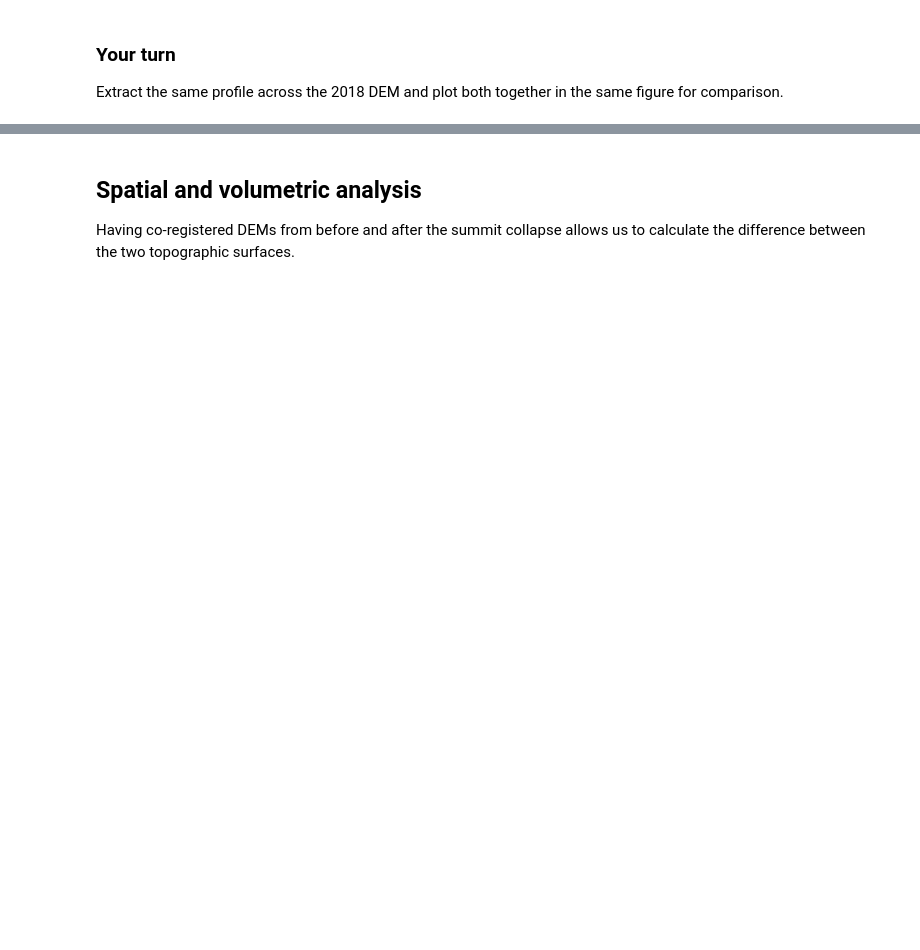
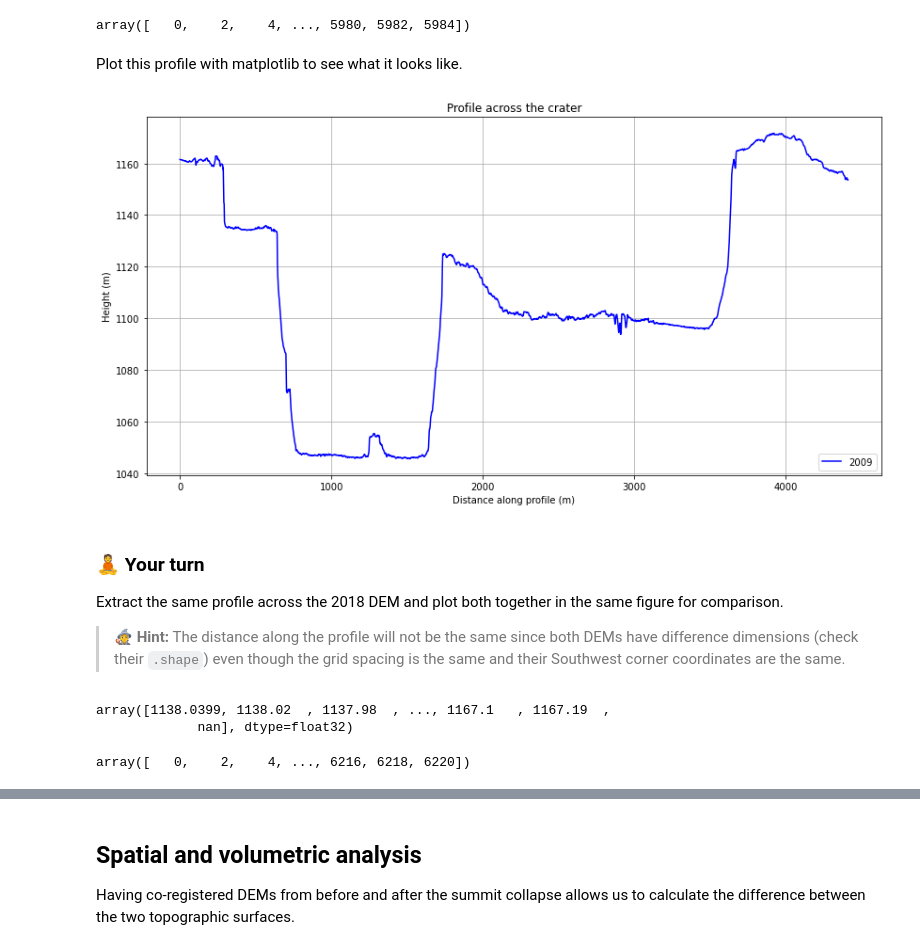
Before and after one commit to leouieda/remote-sensing, a Jupyter notebook: practicals/practical3.ipynb, the cells around one changed output, grey strips where cells are left out. Saved outputs shown, nothing was run; the diff lists cells and outputs as text; code cells hidden in the pictures; blank space fills up the shorter version.

```diff
--- a/practicals/practical3.ipynb
+++ b/practicals/practical3.ipynb
@@ -44,4 +173,34 @@ For simplicity, we'll extract East-West profiles across the Halemau'mau crater t
+# %%
+distance_profile2009 = np.arange(0, profile2009.size) * 2  # 2 meter spacing
+distance_profile2009
+# %% [output]
+array([   0,    2,    4, ..., 5980, 5982, 5984])
+# %% [markdown]
+Plot this profile with matplotlib to see what it looks like.
+# %%
+plt.figure(figsize=(14, 7))
+plt.plot(distance_profile2009, profile2009, "-b", label="2009")
+plt.legend(loc="lower right")
+plt.xlabel("Distance along profile (m)")
+plt.ylabel("Height (m)")
+plt.title("Profile across the crater")
+plt.grid()
+# %% [output]
+[figure, added]
 # %% [markdown]
-### Your turn
+### 🧘 Your turn
 
 Extract the same profile across the 2018 DEM and plot both together in the same figure for comparison.
+
+> 🧙 **Hint:** The distance along the profile will not be the same since both DEMs have difference dimensions (check their `.shape`) even though the grid spacing is the same and their Southwest corner coordinates are the same.
+# %%
+profile2018 = kilauea2018[1500, :]
+profile2018
+# %% [output]
+array([1138.0399, 1138.02  , 1137.98  , ..., 1167.1   , 1167.19  ,
+             nan], dtype=float32)
+# %%
+distance_profile2018 = np.arange(0, profile2018.size) * 2
+distance_profile2018
+# %% [output]
+array([   0,    2,    4, ..., 6216, 6218, 6220])
```
Also changed, not shown: parts of 30 cells of this notebook, 1 other file.
